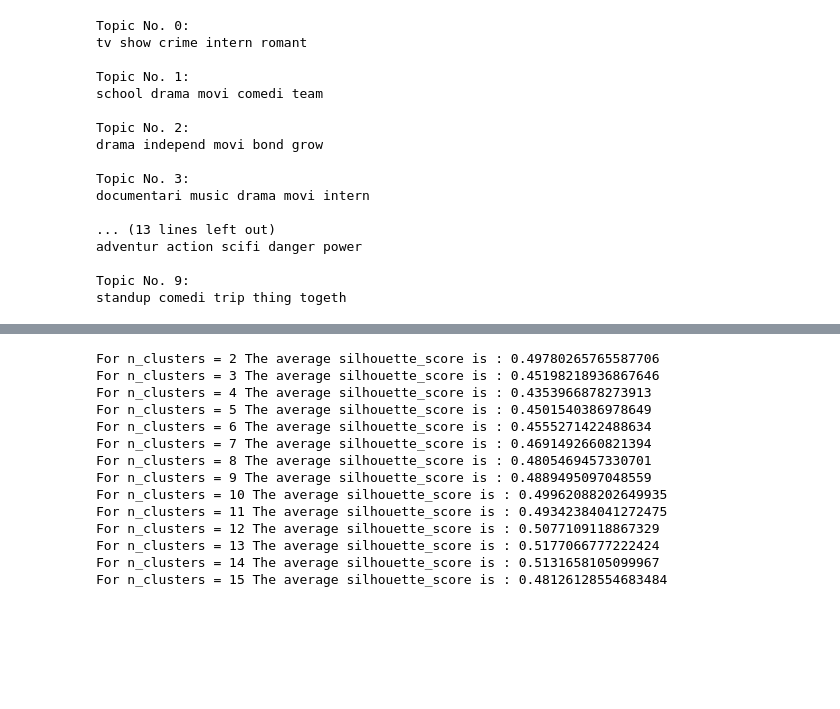
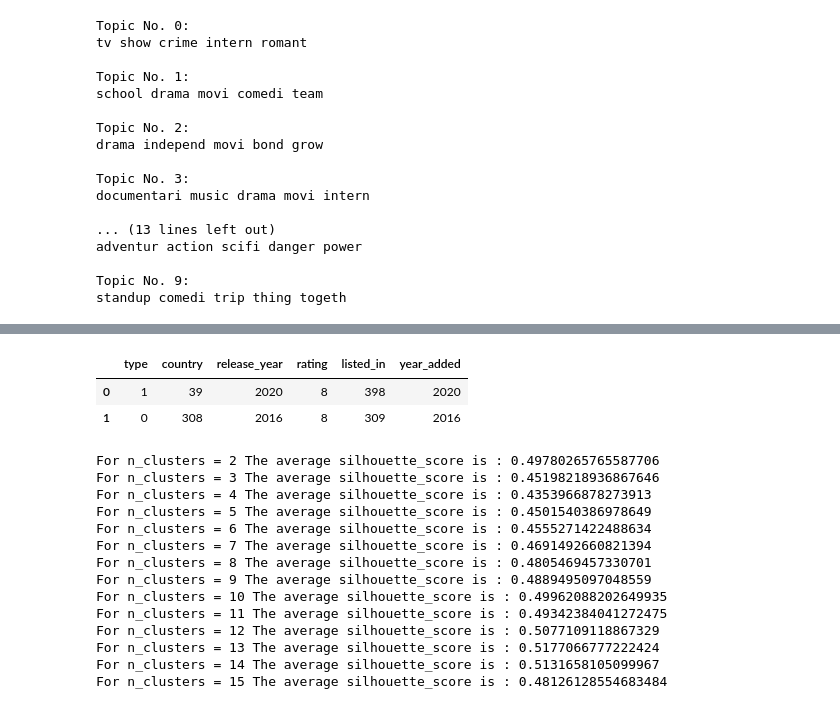
Before and after one commit to vinayakpotdar2114/Capstone-Project-4-Netflix-Movies-and-TV-Shows-Clustering, a Jupyter notebook: NETFLIX_MOVIES_AND_TV_SHOWS_CLUSTERING.ipynb, the cells around one changed output, grey strips where cells are left out. Saved outputs shown, nothing was run; the diff lists cells and outputs as text; code cells hidden in the pictures; blank space fills up the shorter version.

```diff
--- a/NETFLIX_MOVIES_AND_TV_SHOWS_CLUSTERING.ipynb
+++ b/NETFLIX_MOVIES_AND_TV_SHOWS_CLUSTERING.ipynb
@@ -828,4 +837,10 @@ For n_clusters = 9, silhouette score is 0.023798811531834847
 # %%
 new_data.drop('duration',axis=1,inplace=True)
 new_data.drop('month_name_added',axis=1,inplace=True)
+# %%
+new_data.head(2)
+# %% [output]
+|  | type | country | release_year | rating | listed_in | year_added |
+| 0 | 1 | 39 | 2020 | 8 | 398 | 2020 |
+| 1 | 0 | 308 | 2016 | 8 | 309 | 2016 |
 # %%
```
Also changed, not shown: parts of 48 cells of this notebook.
